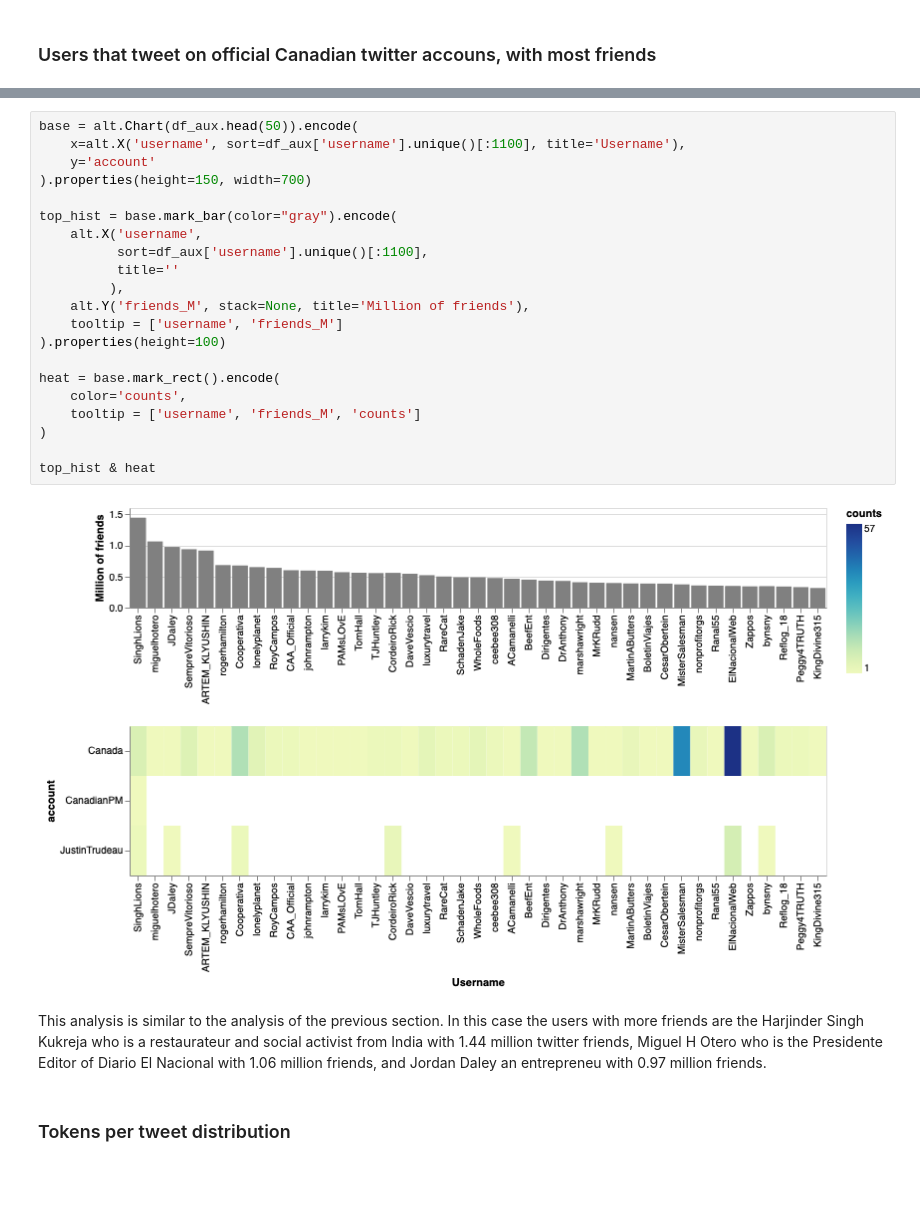
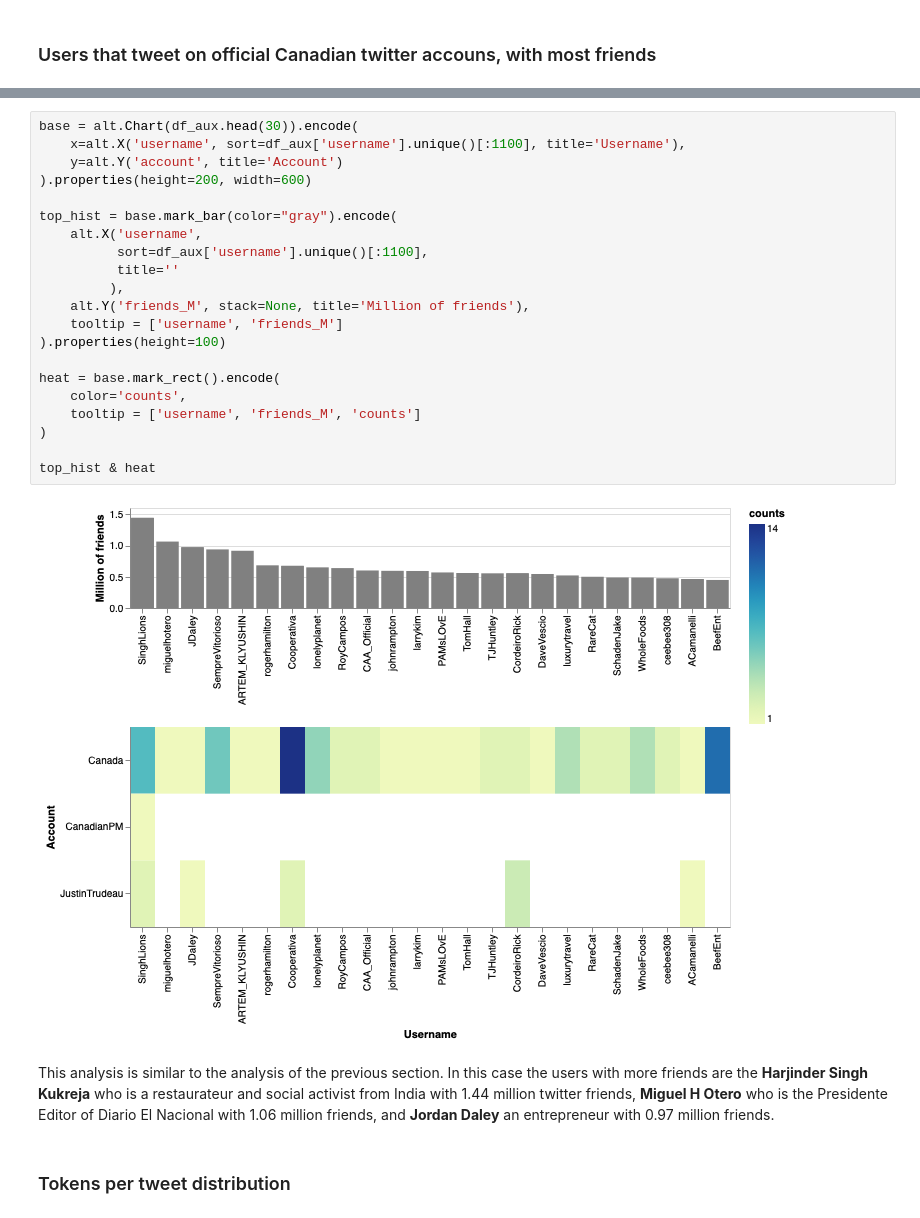
Before and after one commit to vcuspinera/Canada_response_covid, a Jupyter notebook: src/eda.ipynb, the cells around one changed output, grey strips where cells are left out. Cells and saved outputs as stored; diff of their text form; blank space fills up the shorter version.

```diff
--- a/src/eda.ipynb
+++ b/src/eda.ipynb
@@ -348,28 +341,28 @@ Wall time: 11 s
 # %%
-base = alt.Chart(df_aux.head(50)).encode(
+base = alt.Chart(df_aux.head(30)).encode(
     x=alt.X('username', sort=df_aux['username'].unique()[:1100], title='Username'),
-    y='account'
-).properties(height=150, width=700)
+    y=alt.Y('account', title='Account')
+).properties(height=200, width=600)
 
 top_hist = base.mark_bar(color="gray").encode(
     alt.X('username',
           sort=df_aux['username'].unique()[:1100],
           title=''
          ),
     alt.Y('friends_M', stack=None, title='Million of friends'),
     tooltip = ['username', 'friends_M']
 ).properties(height=100)
 
 heat = base.mark_rect().encode(
     color='counts',
     tooltip = ['username', 'friends_M', 'counts']
 )
 
 top_hist & heat
 # %% [output]
-[figure, old version]
+[figure, new version]
 # %% [markdown]
-This analysis is similar to the analysis of the previous section. In this case the users with more friends are the Harjinder Singh Kukreja who is a restaurateur and social activist from India with 1.44 million twitter friends, Miguel H Otero who is the Presidente Editor of Diario El Nacional with 1.06 million friends, and Jordan Daley an entrepreneu with 0.97 million friends.
+This analysis is similar to the analysis of the previous section. In this case the users with more friends are the __Harjinder Singh Kukreja__ who is a restaurateur and social activist from India with 1.44 million twitter friends, __Miguel H Otero__ who is the Presidente Editor of Diario El Nacional with 1.06 million friends, and __Jordan Daley__ an entrepreneur with 0.97 million friends.
 # %% [markdown]
 ### Tokens per tweet distribution
 # %%
```
Also changed, not shown: parts of 26 cells of this notebook.
